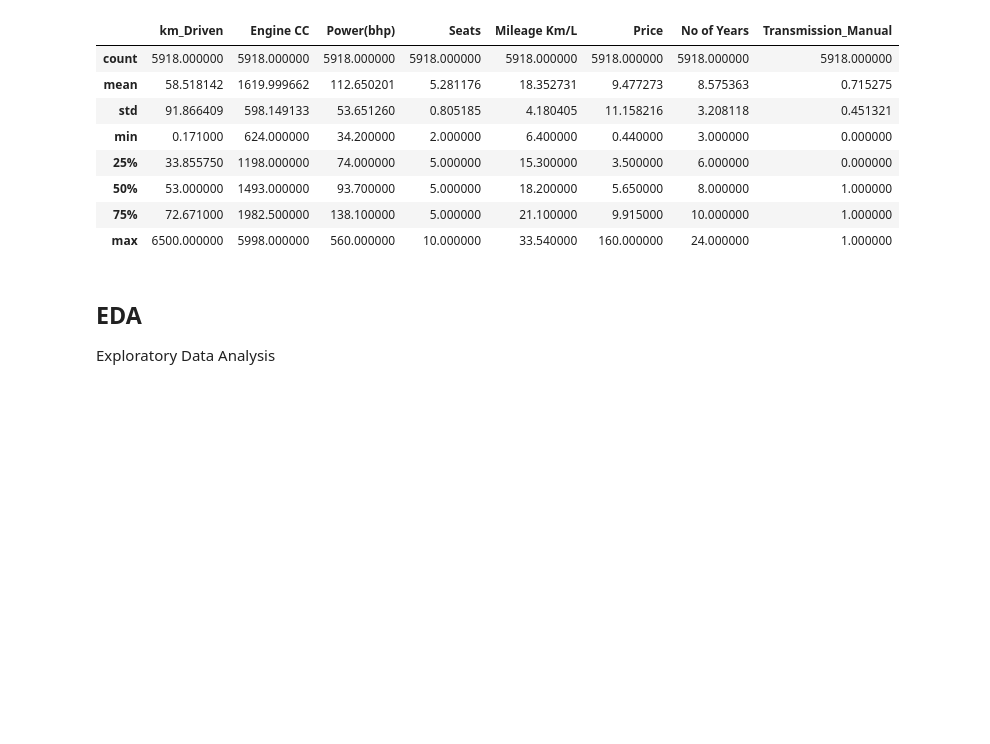
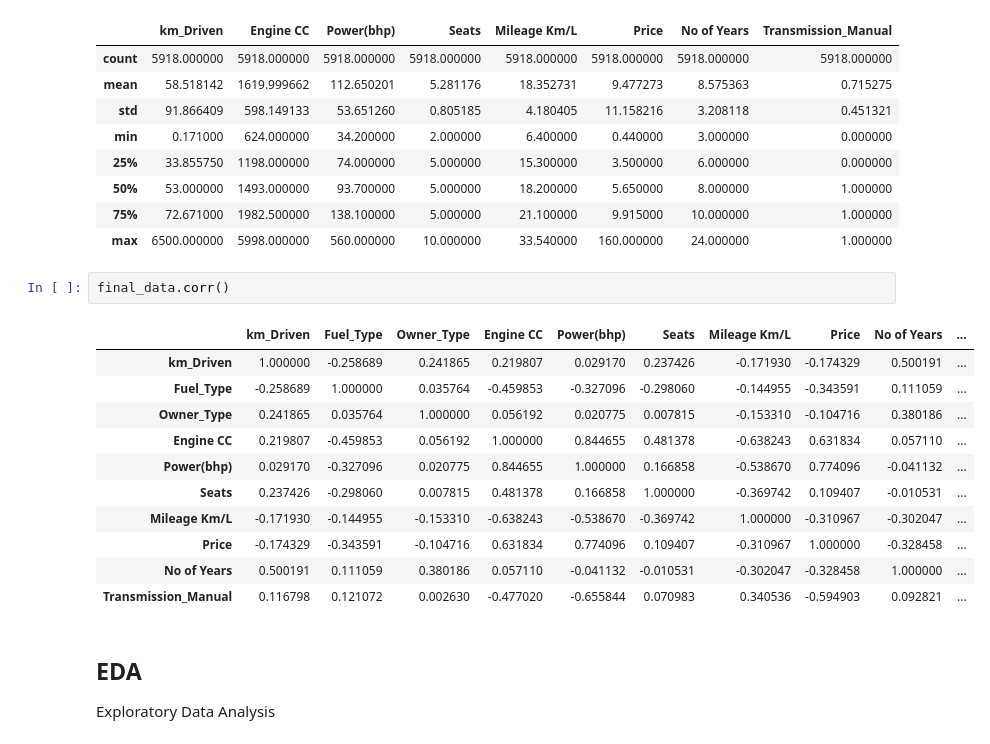
Before and after one commit to Parthkumar507/Car-Space, a Jupyter notebook: Project.ipynb, the cells around one changed output. Drawn from its saved outputs; the diff is of its cells as text; blank space fills up the shorter version.

```diff
--- a/Project.ipynb
+++ b/Project.ipynb
@@ -221,6 +221,20 @@ final_data.describe()
 | 50% | 53.000000 | 1493.000000 | 93.700000 | 5.000000 | 18.200000 | 5.650000 | 8.000000 | 1.000000 |
 | 75% | 72.671000 | 1982.500000 | 138.100000 | 5.000000 | 21.100000 | 9.915000 | 10.000000 | 1.000000 |
 | max | 6500.000000 | 5998.000000 | 560.000000 | 10.000000 | 33.540000 | 160.000000 | 24.000000 | 1.000000 |
+# %%
+final_data.corr()
+# %% [output]
+|  | km_Driven | Fuel_Type | Owner_Type | Engine CC | Power(bhp) | Seats | Mileage Km/L | Price | No of Years | ... |
+| km_Driven | 1.000000 | -0.258689 | 0.241865 | 0.219807 | 0.029170 | 0.237426 | -0.171930 | -0.174329 | 0.500191 | ... |
+| Fuel_Type | -0.258689 | 1.000000 | 0.035764 | -0.459853 | -0.327096 | -0.298060 | -0.144955 | -0.343591 | 0.111059 | ... |
+| Owner_Type | 0.241865 | 0.035764 | 1.000000 | 0.056192 | 0.020775 | 0.007815 | -0.153310 | -0.104716 | 0.380186 | ... |
+| Engine CC | 0.219807 | -0.459853 | 0.056192 | 1.000000 | 0.844655 | 0.481378 | -0.638243 | 0.631834 | 0.057110 | ... |
+| Power(bhp) | 0.029170 | -0.327096 | 0.020775 | 0.844655 | 1.000000 | 0.166858 | -0.538670 | 0.774096 | -0.041132 | ... |
+| Seats | 0.237426 | -0.298060 | 0.007815 | 0.481378 | 0.166858 | 1.000000 | -0.369742 | 0.109407 | -0.010531 | ... |
+| Mileage Km/L | -0.171930 | -0.144955 | -0.153310 | -0.638243 | -0.538670 | -0.369742 | 1.000000 | -0.310967 | -0.302047 | ... |
+| Price | -0.174329 | -0.343591 | -0.104716 | 0.631834 | 0.774096 | 0.109407 | -0.310967 | 1.000000 | -0.328458 | ... |
+| No of Years | 0.500191 | 0.111059 | 0.380186 | 0.057110 | -0.041132 | -0.010531 | -0.302047 | -0.328458 | 1.000000 | ... |
+| Transmission_Manual | 0.116798 | 0.121072 | 0.002630 | -0.477020 | -0.655844 | 0.070983 | 0.340536 | -0.594903 | 0.092821 | ... |
 # %% [markdown]
 ## EDA
 Exploratory Data Analysis
```
Also changed, not shown: 2 other files.
